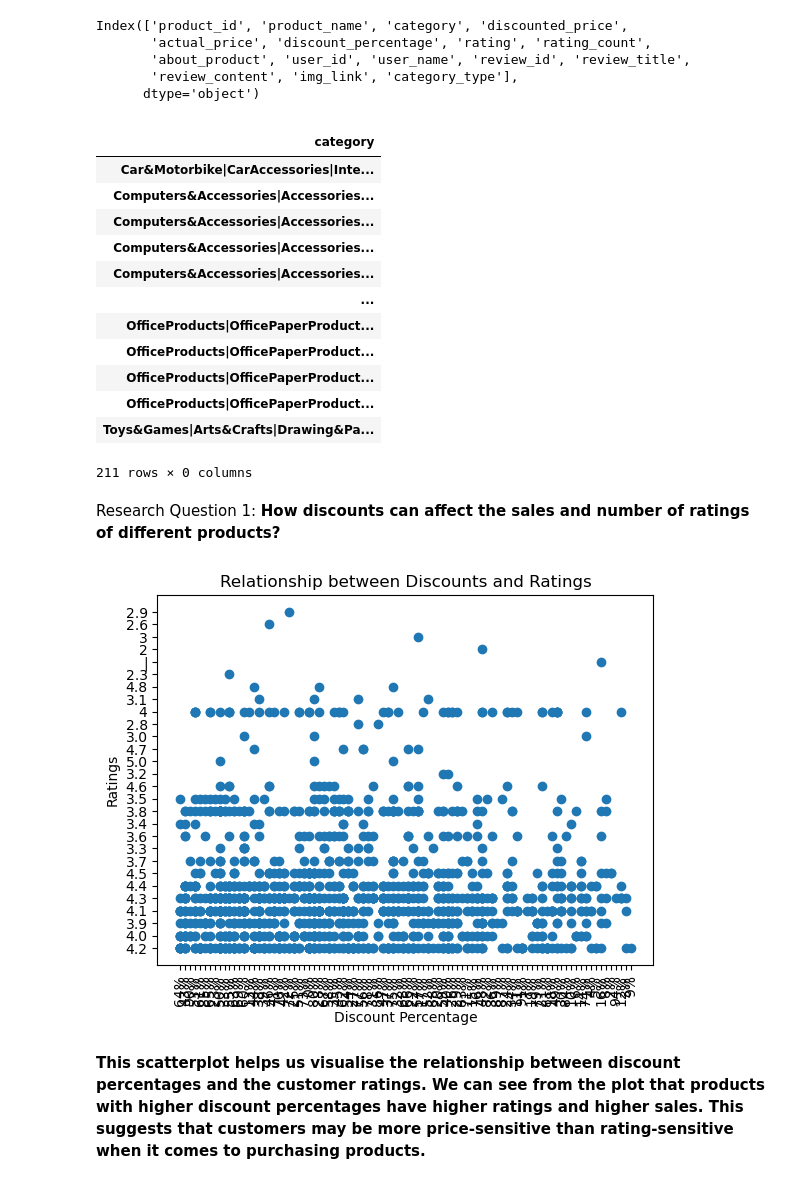
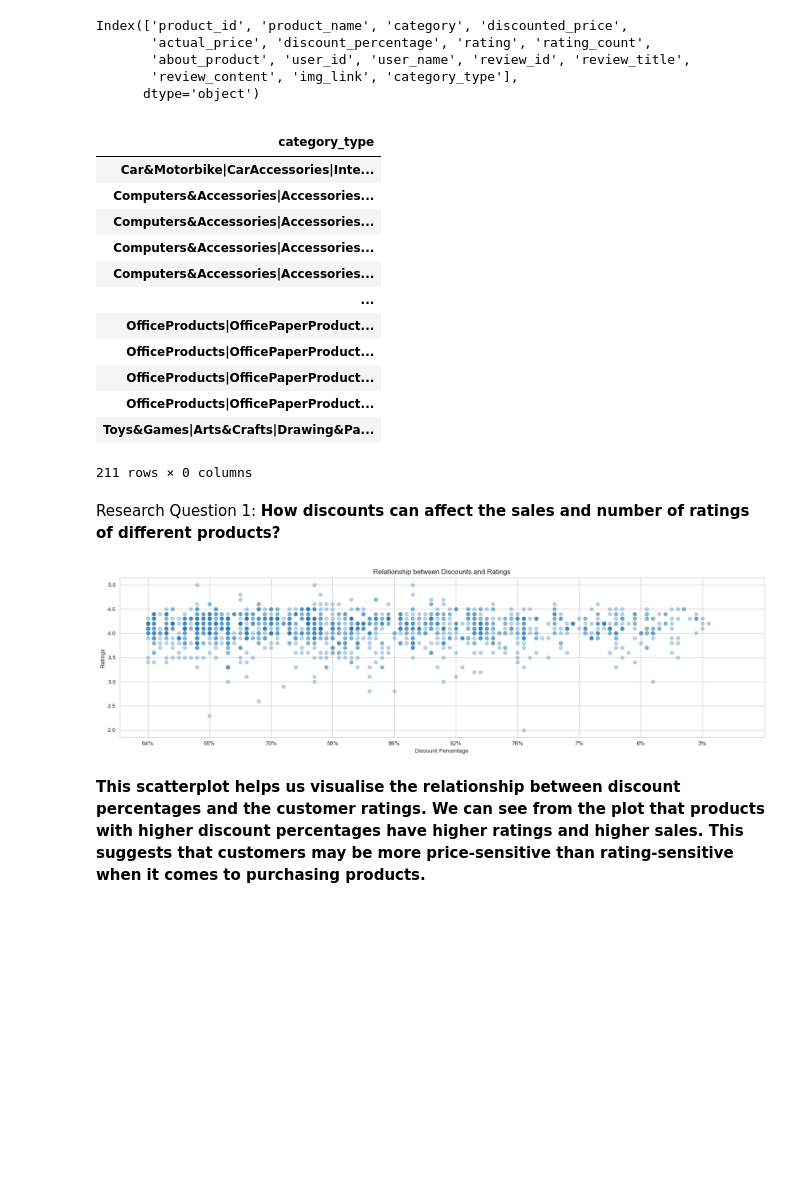
Before and after one commit to ubco-W2022T2-data301/project-group-group61, a Jupyter notebook: analysis/analysis1.ipynb, the cells around one changed output. Drawn from its saved outputs; the diff is of its cells as text; code cells hidden in the pictures; blank space fills up the shorter version.

```diff
--- a/analysis/analysis1.ipynb
+++ b/analysis/analysis1.ipynb
@@ -303,12 +345,12 @@ upper_bound = q3 + 1.5*iqr
 df = df[(df["discounted_price"] >= lower_bound) & (df["discounted_price"] <= upper_bound)]
 # %%
 # create a pivot table of discounted price by category
-pivot_table = pd.pivot_table(df, values="discounted_price", index="category", aggfunc="mean")
+pivot_table = pd.pivot_table(df, values="discounted_price", index="category_type", aggfunc="mean")
 pivot_table = pivot_table.round(2)
 pivot_table
 # %% [output]
 |  |
-| category |
+| category_type |
 | Car&Motorbike|CarAccessories|Inte... |
 | Computers&Accessories|Accessories... |
 | Computers&Accessories|Accessories... |
@@ -352,14 +394,16 @@ df
 Research Question 1: **How discounts can affect the sales and number of ratings of different products?**
 # %%
 
-plt.scatter( df["discount_percentage"], df["rating"])
+plt.figure(figsize=(20,5))
+plt.scatter(df["discount_percentage"], df["rating"], alpha=0.3)
 plt.xlabel("Discount Percentage")
 plt.ylabel("Ratings")
 plt.title("Relationship between Discounts and Ratings")
-plt.xticks(rotation=90)
+plt.xticks(rotation=0)
+plt.xticks(list(range(0, 101, 10)))
 plt.show()
 # %% [output]
-[figure, old version]
+[figure, new version]
 # %% [markdown]
 **This scatterplot helps us visualise the relationship between discount percentages and the customer ratings. We can see from the plot that products with higher discount percentages have higher ratings and higher sales. This suggests that customers may be more price-sensitive than rating-sensitive when it comes to purchasing products.**
 # %%
```
Also changed, not shown: parts of 17 cells of this notebook, 3 other files.
